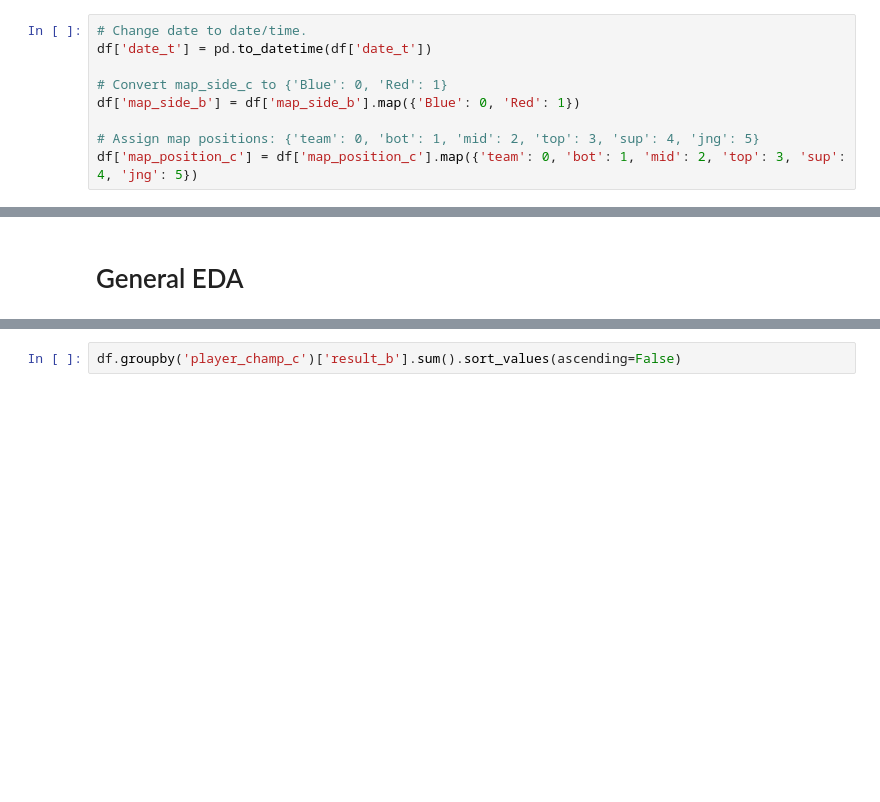
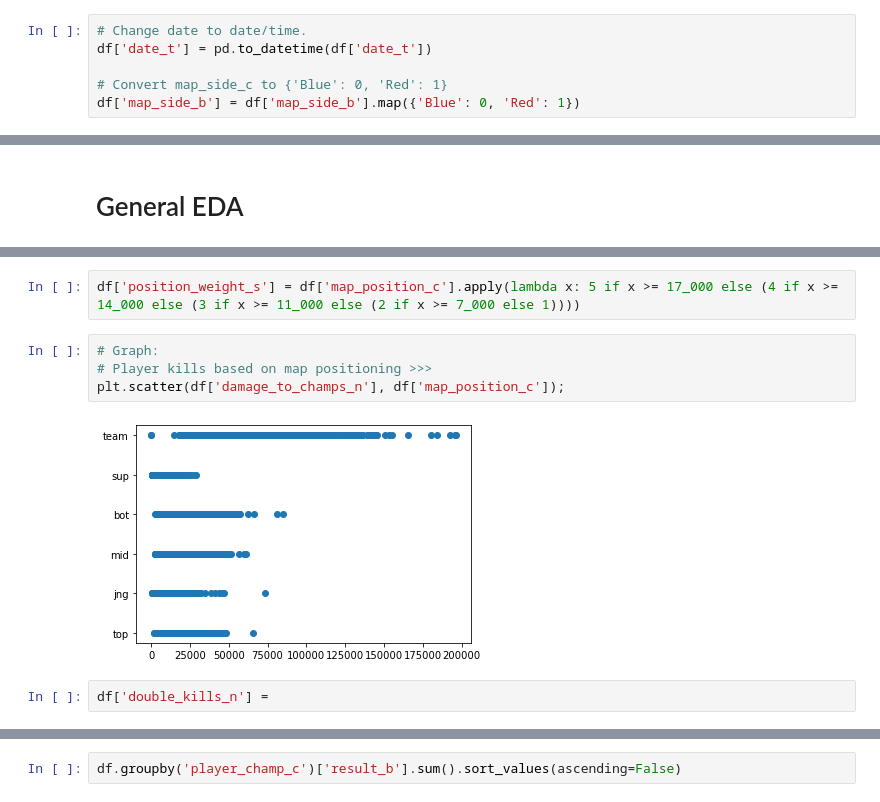
Before and after one commit to vic-voskovsky/LeagueofLegends, a Jupyter notebook: notebooks/p6_League_of_Legends_nb.ipynb, the cells around one changed output, grey strips where cells are left out. Cells and saved outputs as stored; diff of their text form; blank space fills up the shorter version.

```diff
--- a/notebooks/p6_League_of_Legends_nb.ipynb
+++ b/notebooks/p6_League_of_Legends_nb.ipynb
@@ -176,9 +176,6 @@ df['date_t'] = pd.to_datetime(df['date_t'])
 
 # Convert map_side_c to {'Blue': 0, 'Red': 1}
 df['map_side_b'] = df['map_side_b'].map({'Blue': 0, 'Red': 1})
-
-# Assign map positions: {'team': 0, 'bot': 1, 'mid': 2, 'top': 3, 'sup': 4, 'jng': 5}
-df['map_position_c'] = df['map_position_c'].map({'team': 0, 'bot': 1, 'mid': 2, 'top': 3, 'sup': 4, 'jng': 5})
 # %%
 # Export clean dataset >>>
 df.to_csv('../datasets/clean_df.csv', index=False)
@@ -213 +203,11 @@ df_train['exterior_covering_2'] = df_train['exterior_covering_2'].map({'CmentBd'
+# %%
+df['position_weight_s'] = df['map_position_c'].apply(lambda x: 5 if x >= 17_000 else (4 if x >= 14_000 else (3 if x >= 11_000 else (2 if x >= 7_000 else 1))))
+# %%
+# Graph:
+# Player kills based on map positioning >>>
+plt.scatter(df['damage_to_champs_n'], df['map_position_c']);
+# %% [output]
+[figure, added]
+# %%
+df['double_kills_n'] =
 # %%
```
Also changed, not shown: parts of 6 cells of this notebook.
